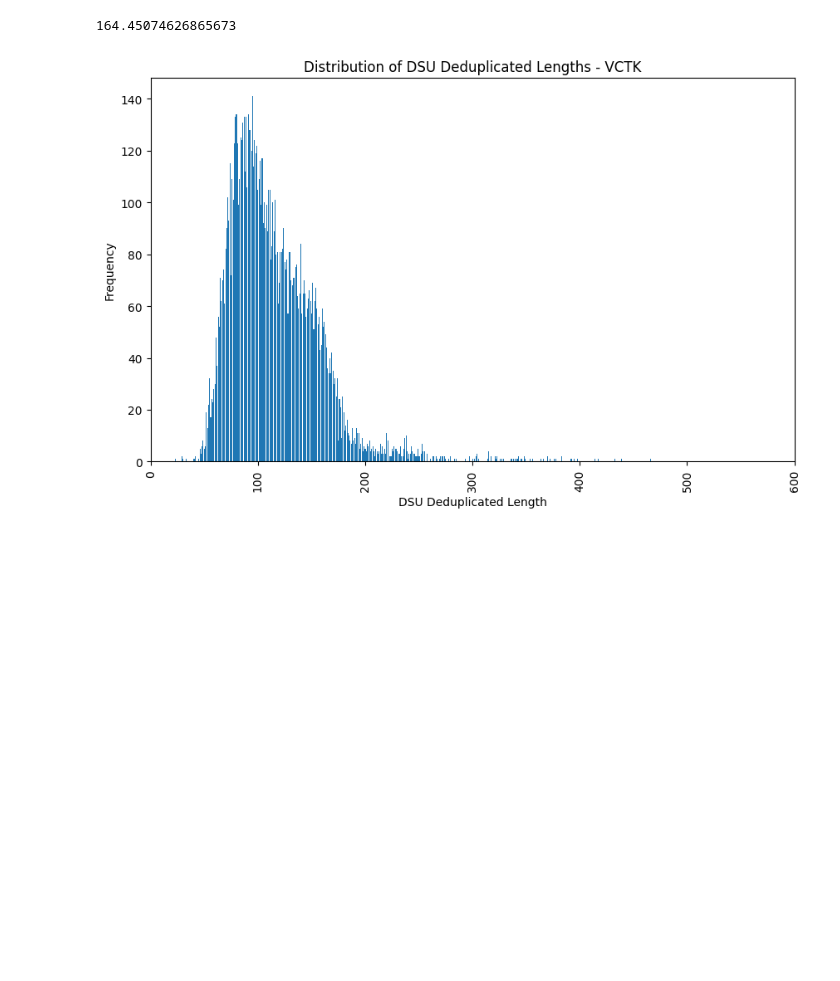
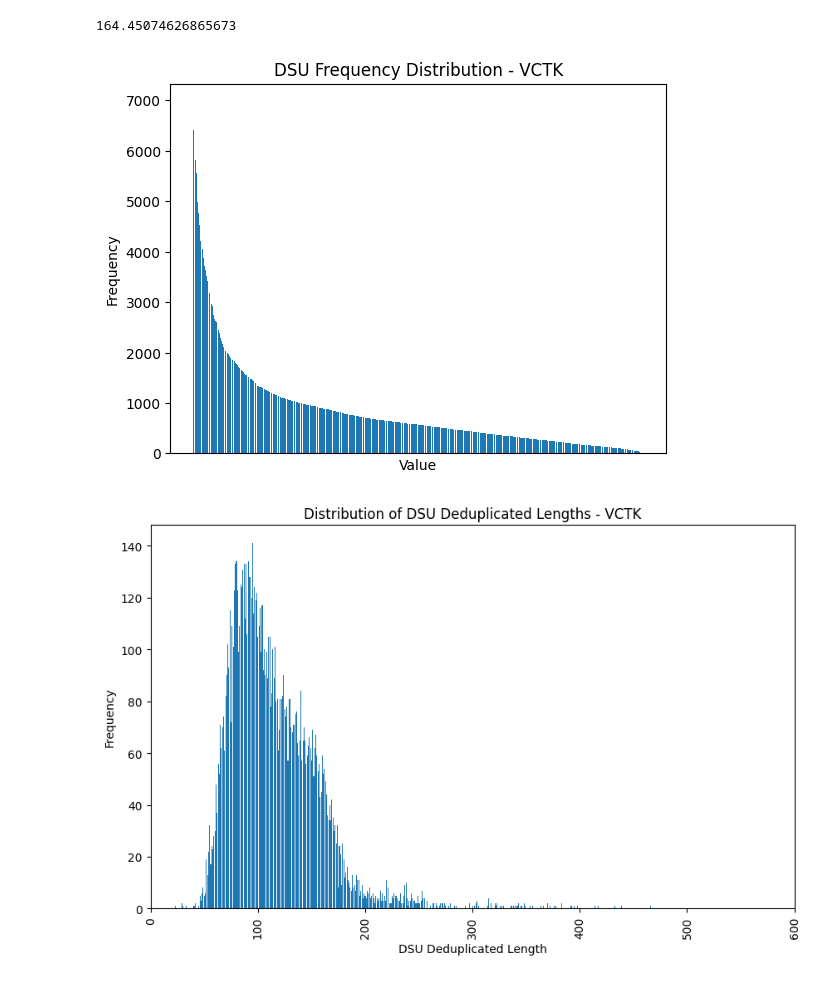
Before and after one commit to Kshitij-Ambilduke/DSU-Speaker-Recognition, a Jupyter notebook: data_exploration.ipynb, the cells around one changed output. Saved outputs shown, nothing was run; the diff lists cells and outputs as text; code cells hidden in the pictures; blank space fills up the shorter version.

```diff
--- a/data_exploration.ipynb
+++ b/data_exploration.ipynb
@@ -217,6 +206,10 @@ plt.show()
 np.mean(vctk_dsu_lengths.values)
 # %% [output]
 164.45074626865673
+# %%
+plot_dsu_frequency_distribution(vctk_data, 'DSU', 'VCTK')
+# %% [output]
+[figure, added]
 # %%
 vctk_dsu_deduplicated_lengths = vctk_data['DSU_deduplicated'].str.split().str.len()
 vctk_length_dsu_deduplicated_counts = vctk_dsu_deduplicated_lengths.value_counts().sort_values(ascending=False)
```
Also changed, not shown: parts of 9 cells of this notebook, 5 other files.
